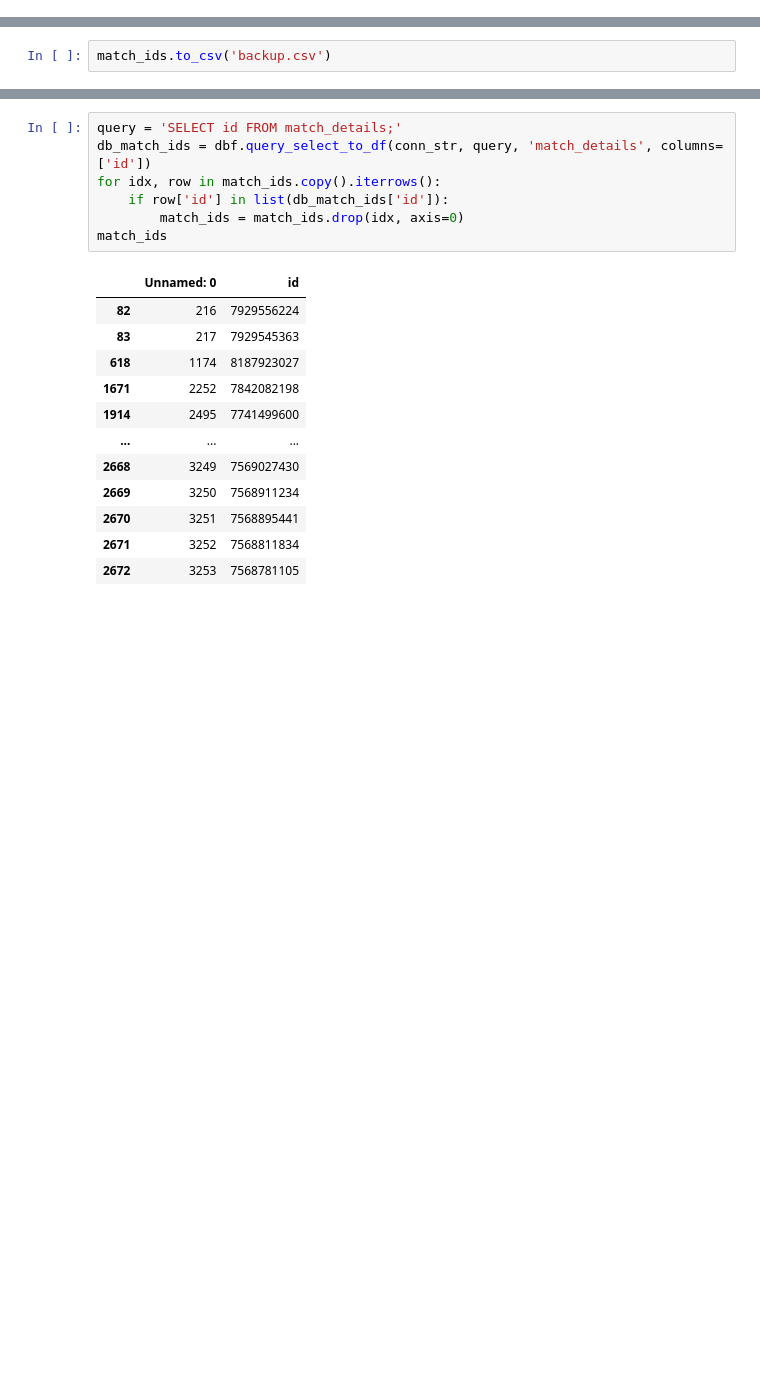
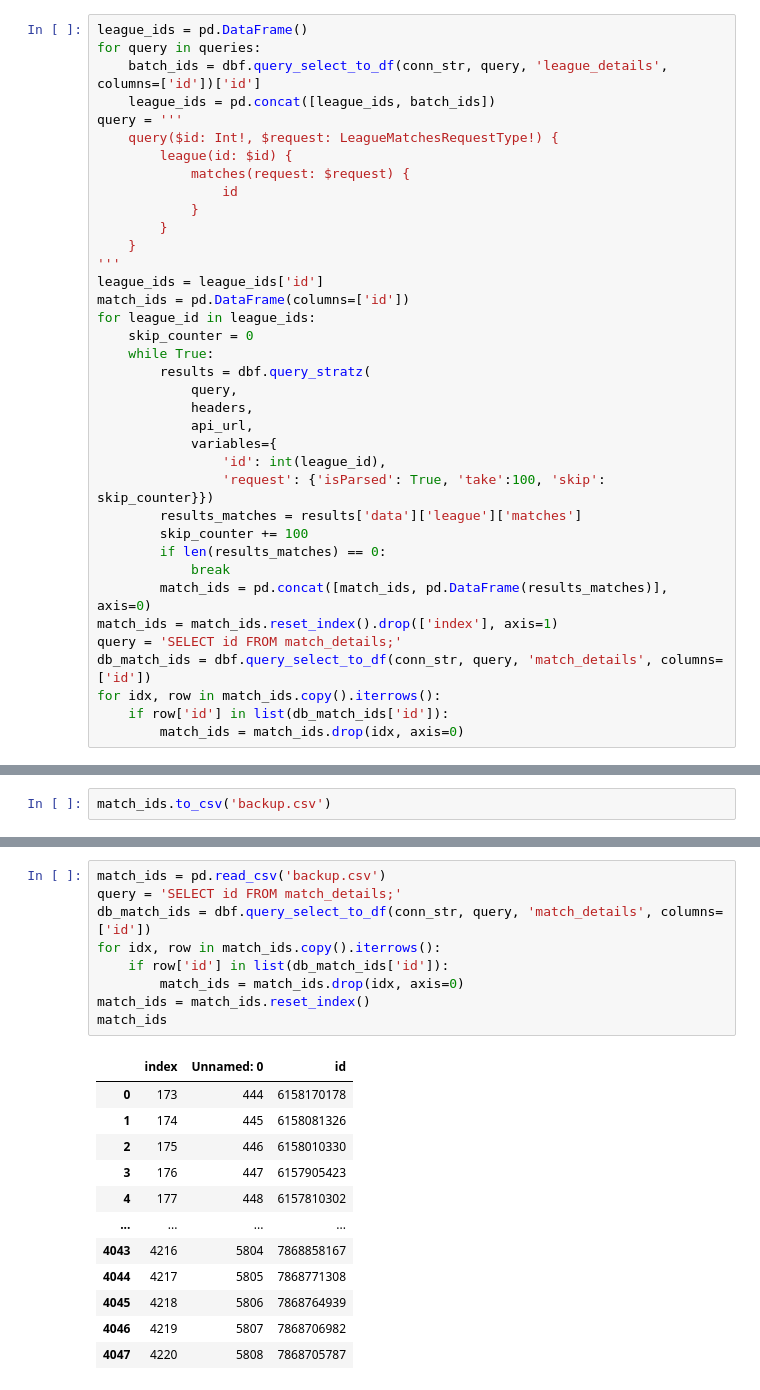
Before and after one commit to b-bige/dota-analytics, a Jupyter notebook: src/match_details_stratz.ipynb, the cells around one changed output, grey strips where cells are left out. Drawn from its saved outputs; the diff is of its cells as text; blank space fills up the shorter version.

Commit message:
Continued saving relevant league matches

```diff
--- a/src/match_details_stratz.ipynb
+++ b/src/match_details_stratz.ipynb
@@ -156,3 +164,40 @@ with psycopg.connect(conn_str) as conn:
+# %%
+league_ids = pd.DataFrame()
+for query in queries:
+    batch_ids = dbf.query_select_to_df(conn_str, query, 'league_details', columns=['id'])['id']
+    league_ids = pd.concat([league_ids, batch_ids])
+query = '''
+    query($id: Int!, $request: LeagueMatchesRequestType!) {
+        league(id: $id) {
+            matches(request: $request) {
+                id
+            }
+        }
+    }
+'''
+league_ids = league_ids['id']
+match_ids = pd.DataFrame(columns=['id'])
+for league_id in league_ids:
+    skip_counter = 0
+    while True:
+        results = dbf.query_stratz(
+            query,
+            headers,
+            api_url,
+            variables={
+                'id': int(league_id),
+                'request': {'isParsed': True, 'take':100, 'skip': skip_counter}})
+        results_matches = results['data']['league']['matches']
+        skip_counter += 100
+        if len(results_matches) == 0:
+            break
+        match_ids = pd.concat([match_ids, pd.DataFrame(results_matches)], axis=0)
+match_ids = match_ids.reset_index().drop(['index'], axis=1)
+query = 'SELECT id FROM match_details;'
+db_match_ids = dbf.query_select_to_df(conn_str, query, 'match_details', columns=['id'])
+for idx, row in match_ids.copy().iterrows():
+    if row['id'] in list(db_match_ids['id']):
+        match_ids = match_ids.drop(idx, axis=0)
 # %%
 query = 'SELECT id FROM league_details ld WHERE ld."prizePool" > 500000;'
 league_ids = dbf.query_select_to_df(conn_str, query, 'league_details', columns=['id'])['id']
@@ -210,20 +237,22 @@ match_ids
 # %%
+match_ids = pd.read_csv('backup.csv')
 query = 'SELECT id FROM match_details;'
 db_match_ids = dbf.query_select_to_df(conn_str, query, 'match_details', columns=['id'])
 for idx, row in match_ids.copy().iterrows():
     if row['id'] in list(db_match_ids['id']):
         match_ids = match_ids.drop(idx, axis=0)
+match_ids = match_ids.reset_index()
 match_ids
 # %% [output]
-|  | Unnamed: 0 | id |
-| 82 | 216 | 7929556224 |
-| 83 | 217 | 7929545363 |
-| 618 | 1174 | 8187923027 |
-| 1671 | 2252 | 7842082198 |
-| 1914 | 2495 | 7741499600 |
-| ... | ... | ... |
-| 2668 | 3249 | 7569027430 |
-| 2669 | 3250 | 7568911234 |
-| 2670 | 3251 | 7568895441 |
-| 2671 | 3252 | 7568811834 |
-| 2672 | 3253 | 7568781105 |
+|  | index | Unnamed: 0 | id |
+| 0 | 173 | 444 | 6158170178 |
+| 1 | 174 | 445 | 6158081326 |
+| 2 | 175 | 446 | 6158010330 |
+| 3 | 176 | 447 | 6157905423 |
+| 4 | 177 | 448 | 6157810302 |
+| ... | ... | ... | ... |
+| 4043 | 4216 | 5804 | 7868858167 |
+| 4044 | 4217 | 5805 | 7868771308 |
+| 4045 | 4218 | 5806 | 7868764939 |
+| 4046 | 4219 | 5807 | 7868706982 |
+| 4047 | 4220 | 5808 | 7868705787 |
```
Also changed, not shown: parts of 7 cells of this notebook, 5 other files.
